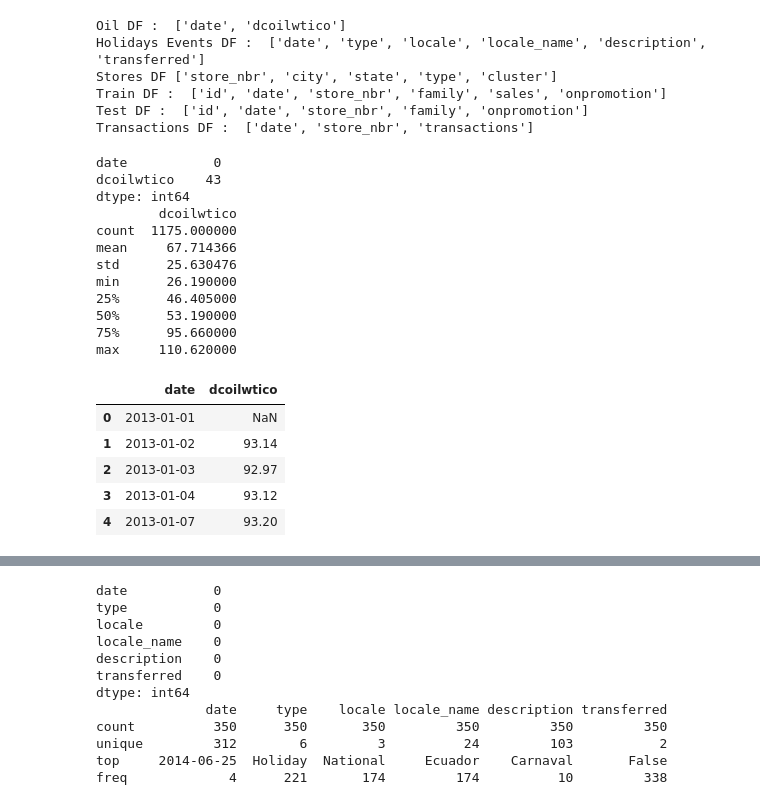
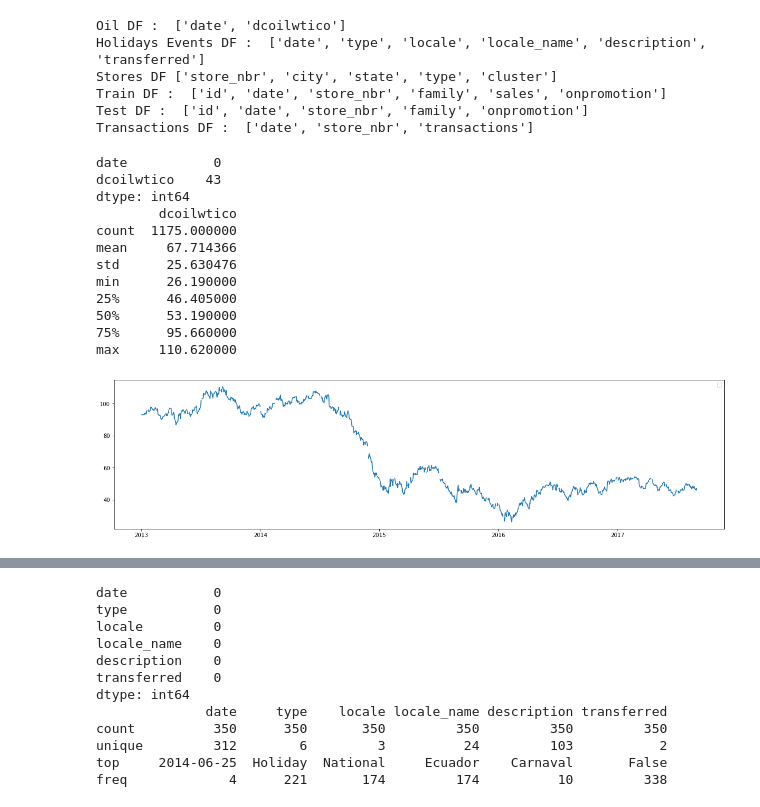
Before and after one commit to akaler55/Machine-Learning, a Jupyter notebook: timer-series-forecasting.ipynb, the cells around one changed output, grey strips where cells are left out. Saved outputs shown, nothing was run; the diff lists cells and outputs as text; code cells hidden in the pictures.

Commit message:
Kaggle Notebook | Timer series forecasting | Version 2 (Added Plotly)

```diff
--- a/timer-series-forecasting.ipynb
+++ b/timer-series-forecasting.ipynb
@@ -24,6 +24,12 @@ for dirname, _, filenames in os.walk('/kaggle/input'):
 /kaggle/input/store-sales-time-series-forecasting/train.csv
 /kaggle/input/store-sales-time-series-forecasting/test.csv
 /kaggle/input/store-sales-time-series-forecasting/transactions.csv
+# %%
+%matplotlib inline
+import matplotlib.pyplot as plt
+plt.rcParams['figure.figsize'] = [20, 5]
+
+import plotly.express as px
 # %%
 oil_df = pd.read_csv("/kaggle/input/store-sales-time-series-forecasting/oil.csv")
 holidays_events_df= pd.read_csv("/kaggle/input/store-sales-time-series-forecasting/holidays_events.csv")
@@ -45,26 +51,29 @@ Stores DF ['store_nbr', 'city', 'state', 'type', 'cluster']
 Train DF :  ['id', 'date', 'store_nbr', 'family', 'sales', 'onpromotion']
 Test DF :  ['id', 'date', 'store_nbr', 'family', 'onpromotion']
 Transactions DF :  ['date', 'store_nbr', 'transactions']
-# %%
-print(oil_df.isna().sum())
-print(oil_df.describe())
-oil_df.head()
-# %% [output]
-date           0
-dcoilwtico    43
-dtype: int64
-        dcoilwtico
-count  1175.000000
-mean     67.714366
-std      25.630476
-min      26.190000
-25%      46.405000
-50%      53.190000
-75%      95.660000
-max     110.620000
-|  | date | dcoilwtico |
-| 0 | 2013-01-01 | NaN |
-| 1 | 2013-01-02 | 93.14 |
-| 2 | 2013-01-03 | 92.97 |
-| 3 | 2013-01-04 | 93.12 |
-| 4 | 2013-01-07 | 93.20 |
+# %%
+oil_df["date"] = pd.to_datetime(oil_df["date"])
+print(oil_df.isna().sum())
+print(oil_df.describe())
+oil_df.head()
+
+plt.plot(oil_df.date,oil_df.dcoilwtico)
+plt.legend()
+plt.show()
+
+fig = px.line(oil_df, y="dcoilwtico", x="date", title='oil data')
+fig.show()
+# %% [output]
+date           0
+dcoilwtico    43
+dtype: int64
+        dcoilwtico
+count  1175.000000
+mean     67.714366
+std      25.630476
+min      26.190000
+25%      46.405000
+50%      53.190000
+75%      95.660000
+max     110.620000
+[figure, added]
```
Also changed, not shown: parts of 5 cells of this notebook.
